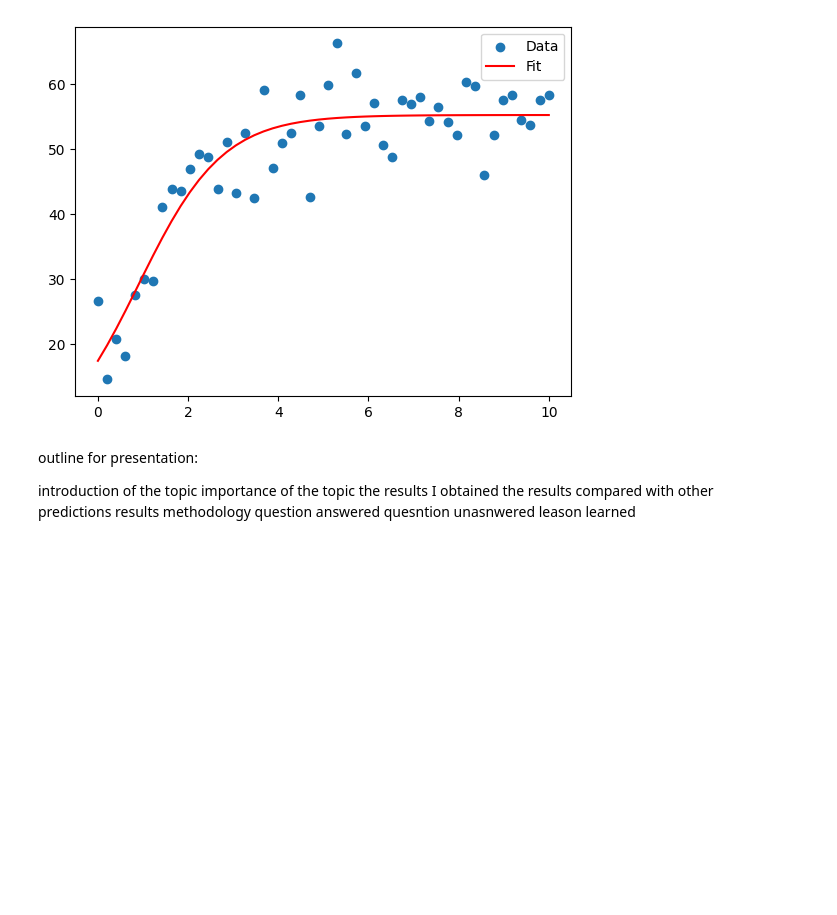
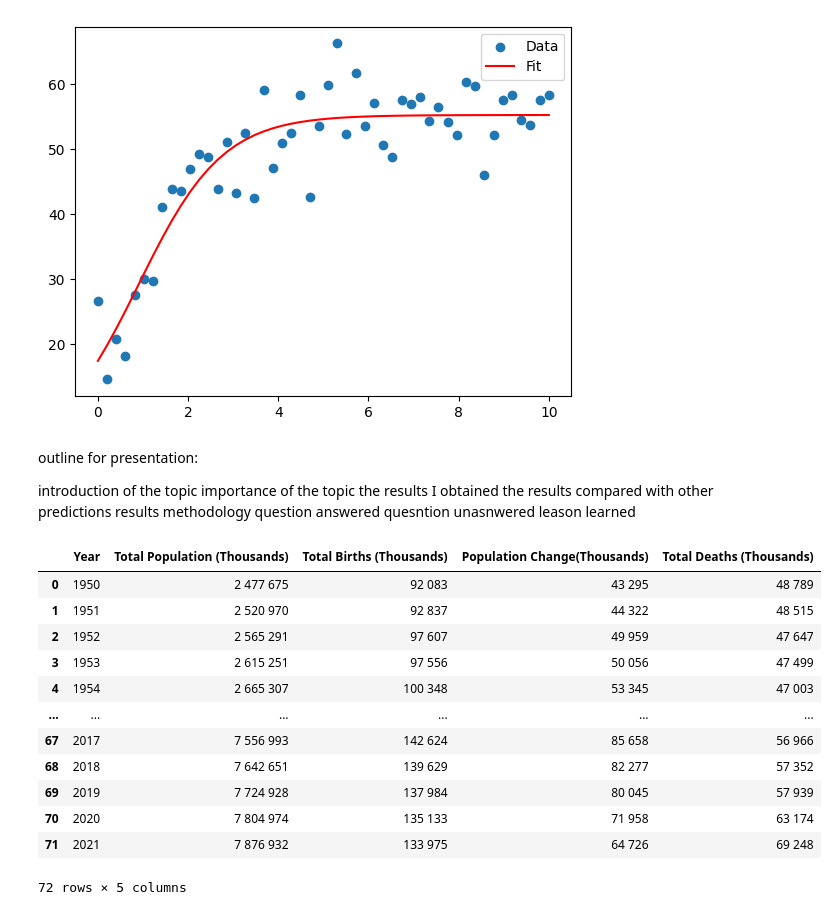
Before and after one commit to Voluptatemn/Population2023, a Jupyter notebook: Analysis.ipynb, the cells around one changed output. Saved outputs shown, nothing was run; the diff lists cells and outputs as text; code cells hidden in the pictures; blank space fills up the shorter version.

```diff
--- a/Analysis.ipynb
+++ b/Analysis.ipynb
@@ -759,3 +759,21 @@ results methodology
 question answered
 quesntion unasnwered
 leason learned
+# %%
+path = r'data\UNPopulation Data .csv'
+df = pd.read_csv(path)
+df
+# %% [output]
+|  | Year | Total Population (Thousands) | Total Births (Thousands) | Population Change(Thousands) | Total Deaths (Thousands) |
+| 0 | 1950 | 2 477 675 | 92 083 | 43 295 | 48 789 |
+| 1 | 1951 | 2 520 970 | 92 837 | 44 322 | 48 515 |
+| 2 | 1952 | 2 565 291 | 97 607 | 49 959 | 47 647 |
+| 3 | 1953 | 2 615 251 | 97 556 | 50 056 | 47 499 |
+| 4 | 1954 | 2 665 307 | 100 348 | 53 345 | 47 003 |
+| ... | ... | ... | ... | ... | ... |
+| 67 | 2017 | 7 556 993 | 142 624 | 85 658 | 56 966 |
+| 68 | 2018 | 7 642 651 | 139 629 | 82 277 | 57 352 |
+| 69 | 2019 | 7 724 928 | 137 984 | 80 045 | 57 939 |
+| 70 | 2020 | 7 804 974 | 135 133 | 71 958 | 63 174 |
+| 71 | 2021 | 7 876 932 | 133 975 | 64 726 | 69 248 |
+72 rows × 5 columns
```
Also changed, not shown: 2 other files.
